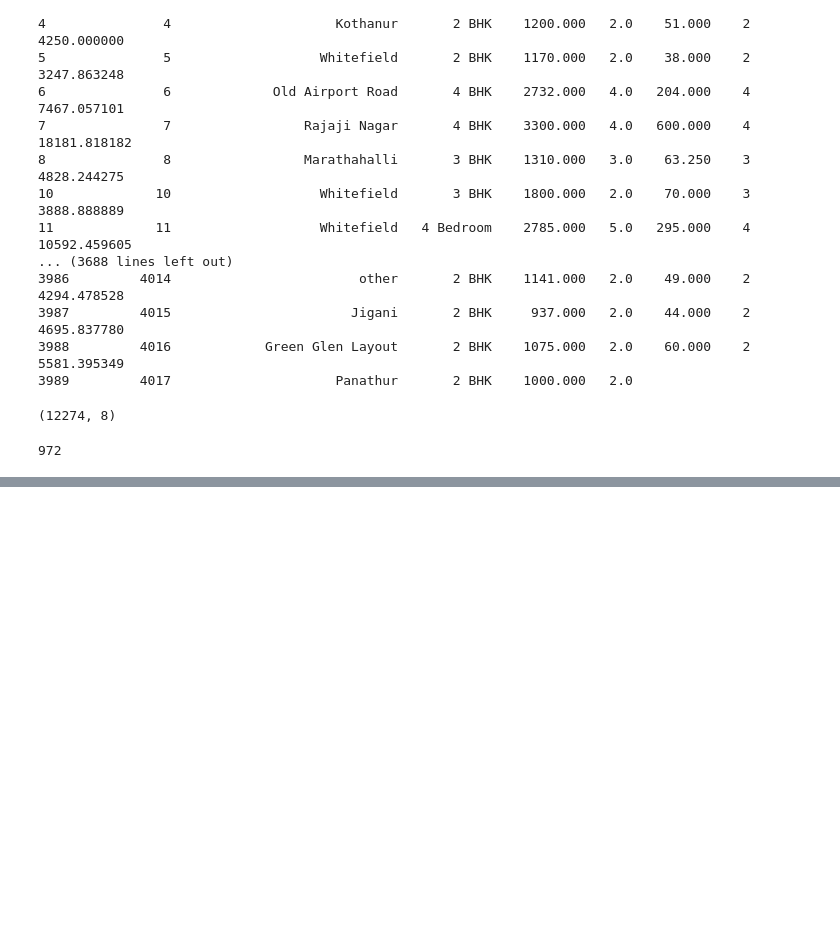
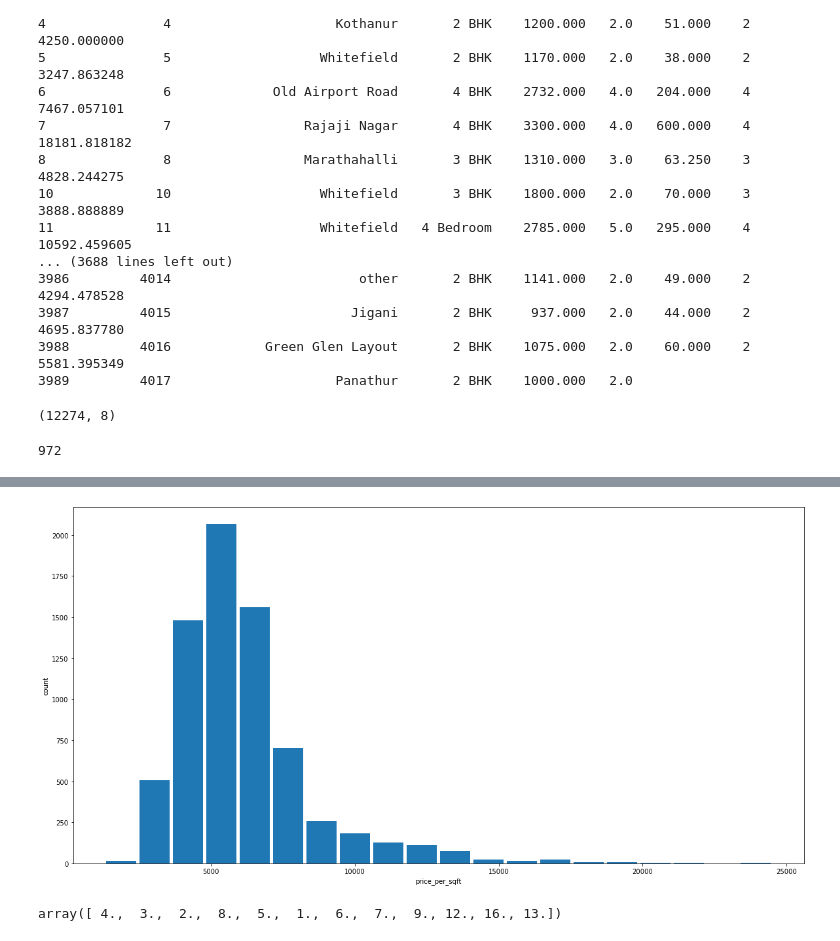
Before and after one commit to JosephMutua/Bengaluru-bungalow-price-prediction, a Jupyter notebook: feature_engineering.ipynb, the cells around one changed output, grey strips where cells are left out. Cells and saved outputs as stored; diff of their text form; code cells hidden in the pictures; blank space fills up the shorter version.

```diff
--- a/feature_engineering.ipynb
+++ b/feature_engineering.ipynb
@@ -162,0 +267,11 @@ df.shape[0] - df1.shape[0]
+# %%
+plt.hist(df3.price_per_sqft, rwidth=0.9, bins= 20)
+plt.xlabel('price_per_sqft')
+plt.ylabel('count')
+plt.show()
+# %% [output]
+[figure, added]
+# %%
+df3.bath.unique()
+# %% [output]
+array([ 4.,  3.,  2.,  8.,  5.,  1.,  6.,  7.,  9., 12., 16., 13.])
```
Also changed, not shown: parts of 16 cells of this notebook, 1 other file.
